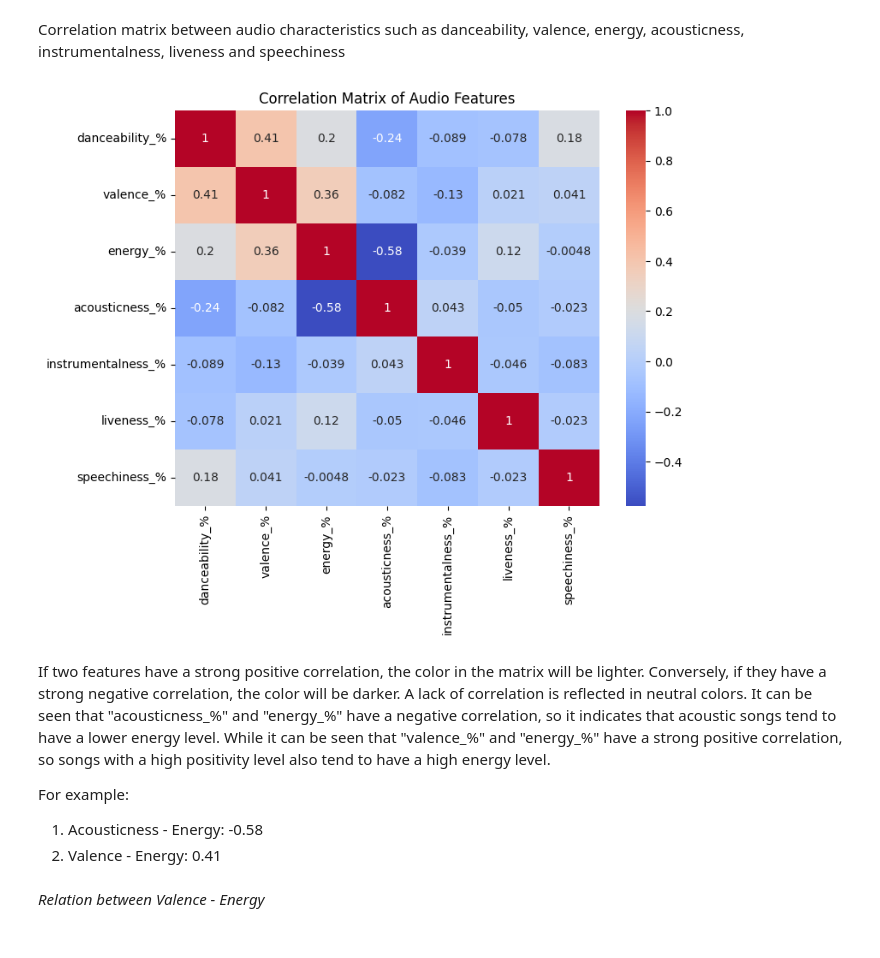
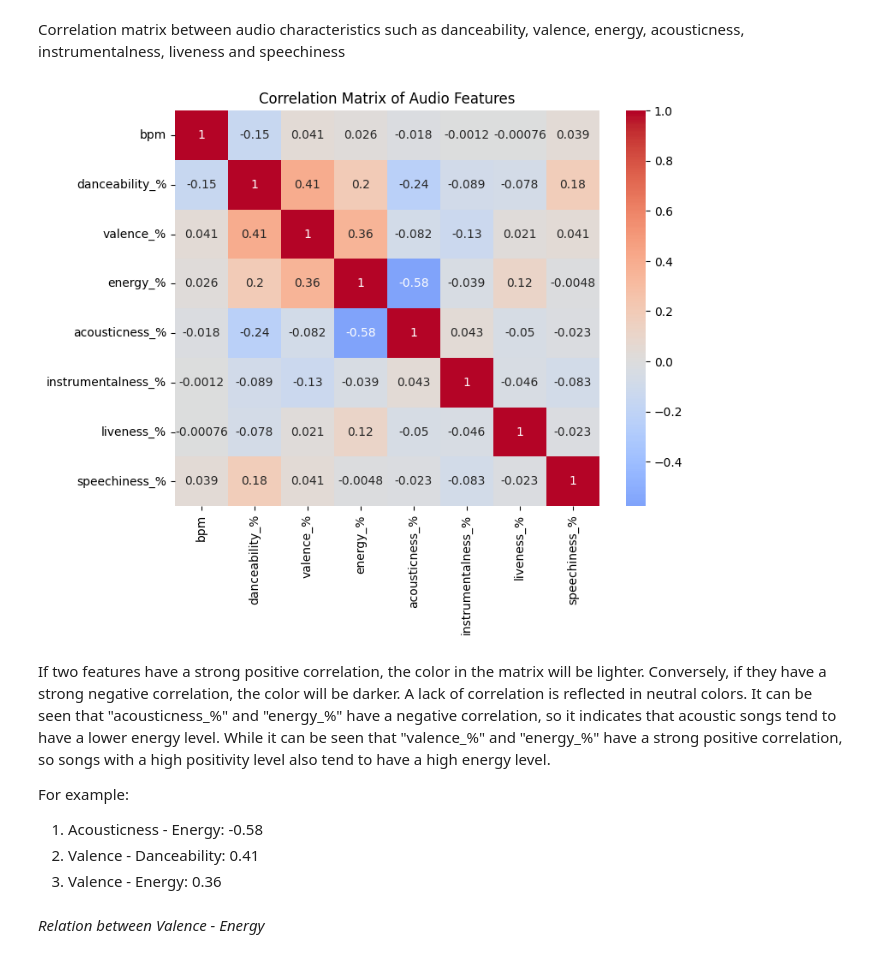
Before and after one commit to IsabellaPodavini/top_spotify_songs_2023, a Jupyter notebook: project.ipynb, the cells around one changed output. Drawn from its saved outputs; the diff is of its cells as text; code cells hidden in the pictures.

Commit message:
Latest changes on the plots

```diff
--- a/project.ipynb
+++ b/project.ipynb
@@ -647,17 +621,17 @@ plt.show()
 Correlation matrix between audio characteristics such as danceability, valence, energy, acousticness, instrumentalness, liveness and speechiness
 # %%
 #Select only the columns of audio features
-audio_features = spotify_songs_df[['danceability_%', 'valence_%', 'energy_%', 'acousticness_%', 'instrumentalness_%', 'liveness_%', 'speechiness_%']]
+audio_features = spotify_songs_df[['bpm','danceability_%', 'valence_%', 'energy_%', 'acousticness_%', 'instrumentalness_%', 'liveness_%', 'speechiness_%']]
 
 #Calculates the correlation between audio characteristics
 correlation_matrix = audio_features.corr()
 
 plt.figure(figsize=(8, 6))
-sns.heatmap(correlation_matrix, annot=True, cmap='coolwarm')
+sns.heatmap(correlation_matrix, annot=True, cmap='coolwarm', center=0)
 plt.title('Correlation Matrix of Audio Features')
 plt.show()
 # %% [output]
-[figure, old version]
+[figure, new version]
 # %% [markdown]
 If two features have a strong positive correlation, the color in the matrix will be lighter. Conversely, if they have a strong negative correlation, the color will be darker. A lack of correlation is reflected in neutral colors.
 It can be seen that "acousticness_%" and "energy_%" have a negative correlation, so it indicates that acoustic songs tend to have a lower energy level.
@@ -665,7 +639,8 @@ While it can be seen that "valence_%" and "energy_%" have a strong positive corr
 
 For example:
 1. Acousticness - Energy: -0.58
-2. Valence - Energy: 0.41
+2. Valence - Danceability: 0.41
+3. Valence - Energy: 0.36
 # %% [markdown]
 *Relation between Valence - Energy*
 # %%
```
Also changed, not shown: parts of 61 cells of this notebook.
